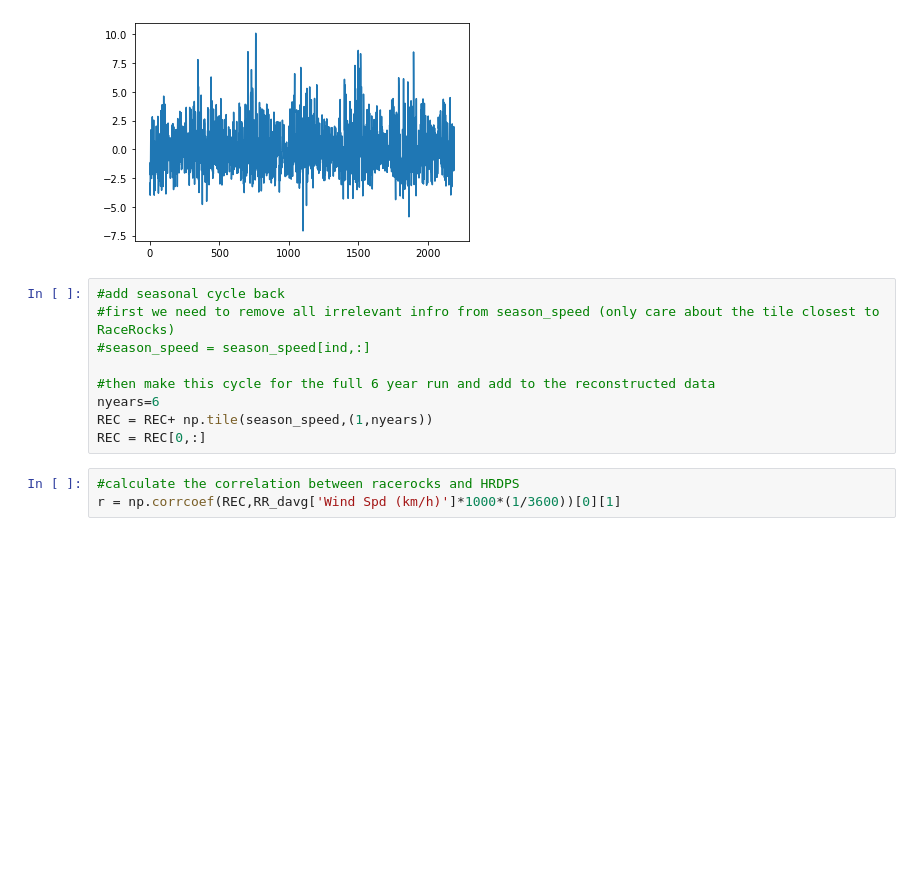
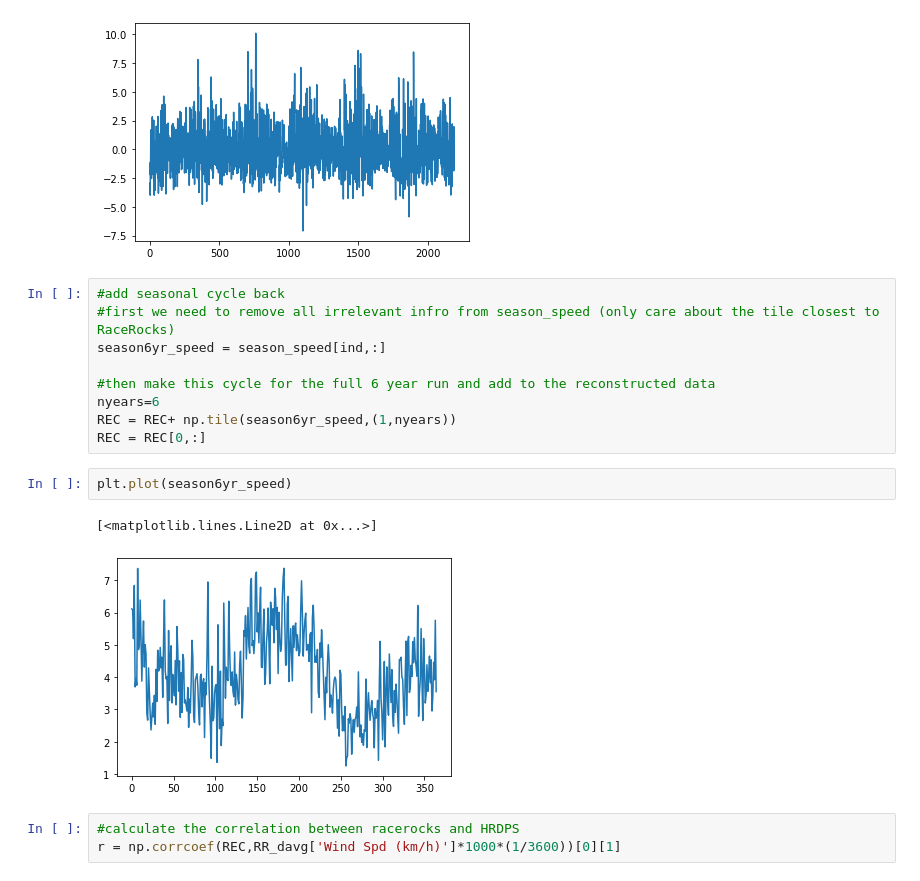
Before and after one commit to rbeutel/eosc510, a Jupyter notebook: Station_HRDPS.ipynb, the cells around one changed output. Saved outputs shown, nothing was run; the diff lists cells and outputs as text; blank space fills up the shorter version.

```diff
--- a/Station_HRDPS.ipynb
+++ b/Station_HRDPS.ipynb
@@ -128,12 +204,17 @@ plt.plot(REC)
 # %%
 #add seasonal cycle back
 #first we need to remove all irrelevant infro from season_speed (only care about the tile closest to RaceRocks)
-#season_speed = season_speed[ind,:]
+season6yr_speed = season_speed[ind,:]
 
 #then make this cycle for the full 6 year run and add to the reconstructed data
 nyears=6
-REC = REC+ np.tile(season_speed,(1,nyears))
+REC = REC+ np.tile(season6yr_speed,(1,nyears))
 REC = REC[0,:]
+# %%
+plt.plot(season6yr_speed)
+# %% [output]
+[<matplotlib.lines.Line2D at 0x...>]
+[figure, added]
 # %%
 #calculate the correlation between racerocks and HRDPS
 r = np.corrcoef(REC,RR_davg['Wind Spd (km/h)']*1000*(1/3600))[0][1]
```
Also changed, not shown: parts of 12 cells of this notebook, 1 other file.
